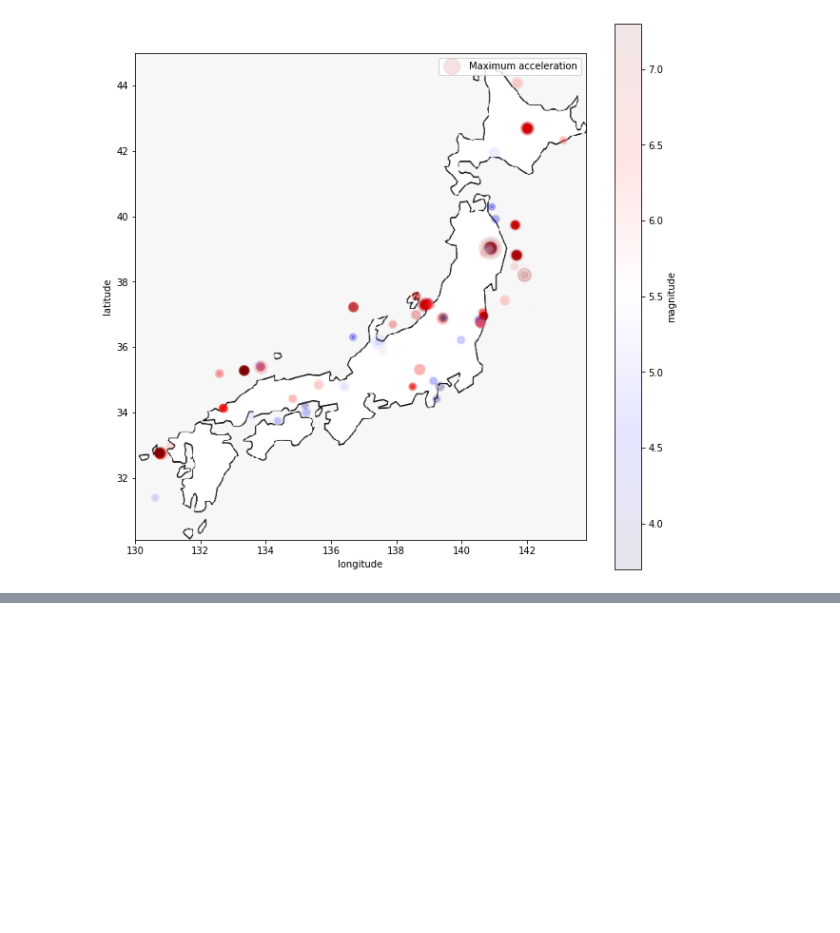
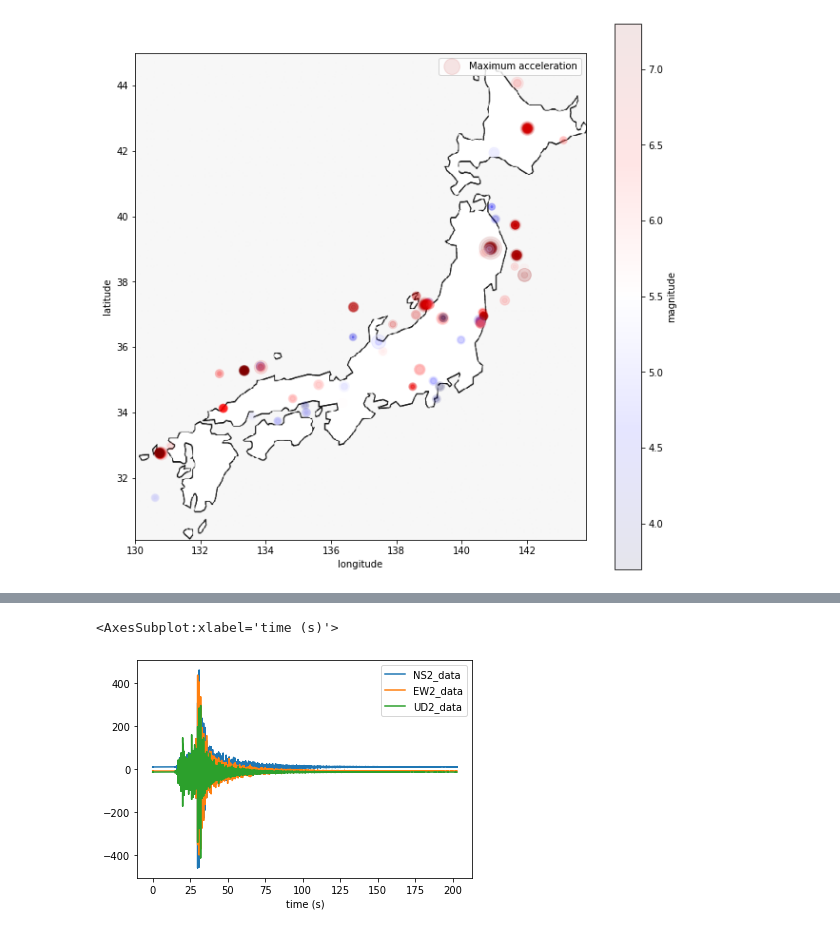
Before and after one commit to SaheedAde/earthquake_early_warning_system, a Jupyter notebook: kik_knet.ipynb, the cells around one changed output, grey strips where cells are left out. Drawn from its saved outputs; the diff is of its cells as text; code cells hidden in the pictures; blank space fills up the shorter version.

```diff
--- a/kik_knet.ipynb
+++ b/kik_knet.ipynb
@@ -271,0 +393,8 @@ Saving figure japan_magnitude_acceration_scatterplot
+# %%
+ax = plt.gca()
+iwth_far_source.plot( x = 'time (s)' , y = 'NS2_data', ax = ax )
+iwth_far_source.plot( x = 'time (s)' , y = 'EW2_data', ax = ax )
+iwth_far_source.plot( x = 'time (s)' , y = 'UD2_data', ax = ax )
+# %% [output]
+<AxesSubplot:xlabel='time (s)'>
+[figure, added]
```
Also changed, not shown: parts of 14 cells of this notebook, 4 other files.
